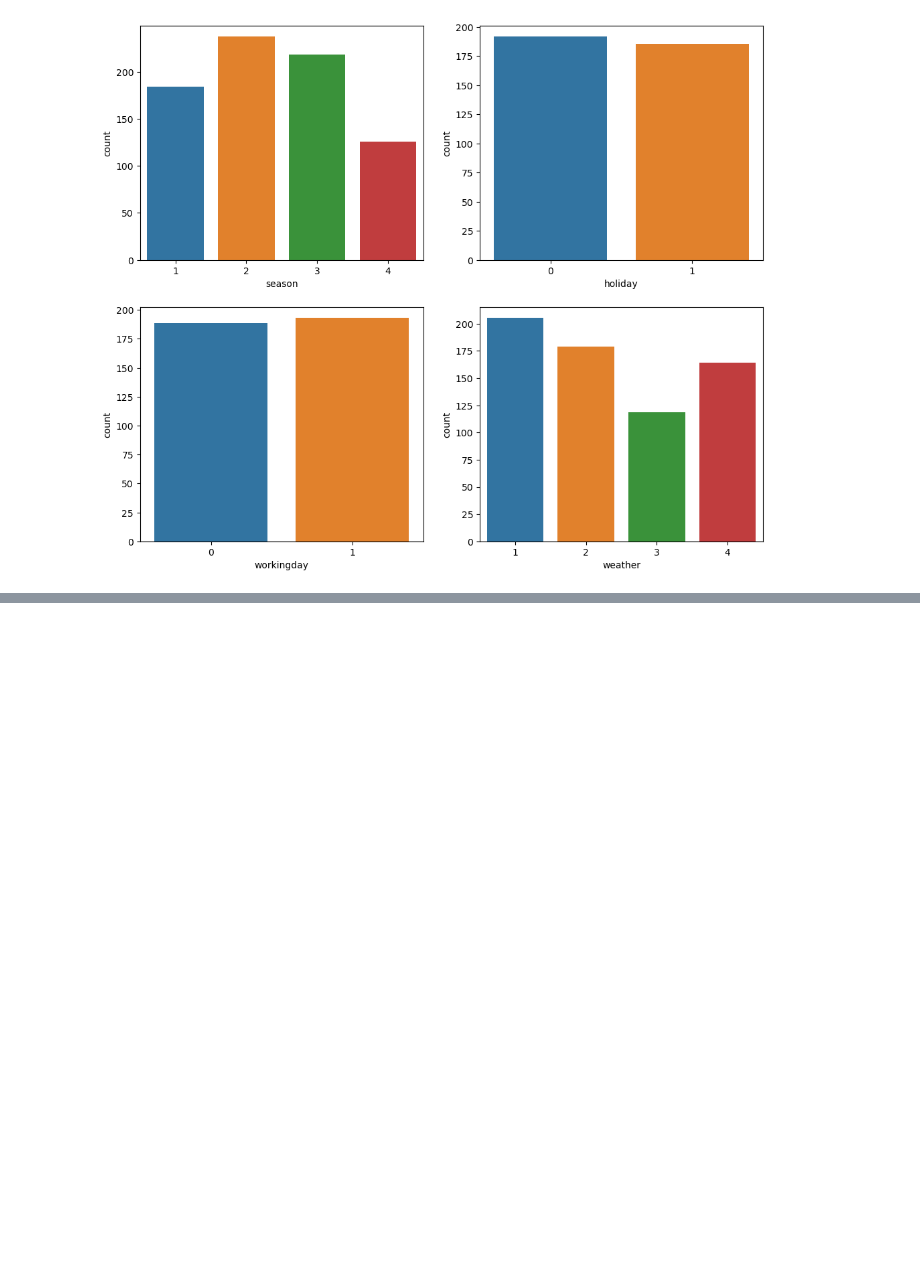
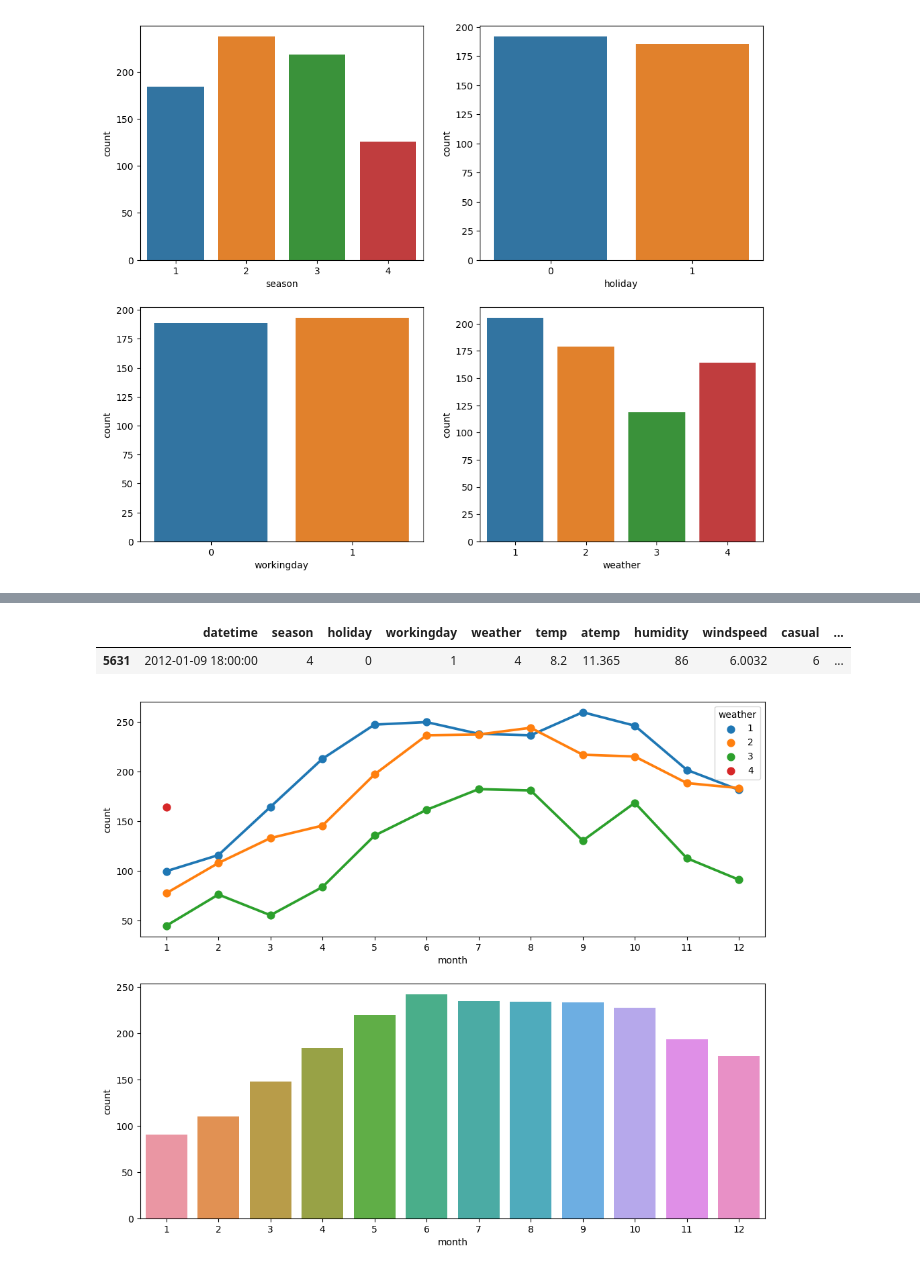
Before and after one commit to bumcoding/MachineLearning_Study, a Jupyter notebook: AiffelResearch/BikeSharingDemand.ipynb, the cells around one changed output, grey strips where cells are left out. Saved outputs shown, nothing was run; the diff lists cells and outputs as text; code cells hidden in the pictures; blank space fills up the shorter version.

```diff
--- a/AiffelResearch/BikeSharingDemand.ipynb
+++ b/AiffelResearch/BikeSharingDemand.ipynb
@@ -213,0 +263,18 @@ ax4 = sns.barplot(x='weather',y='count',data=train.groupby('weather')['count'].m
+# %%
+# 날씨 시각화의 4에 이상치가 있는 것 같아서 확인
+
+train[train.weather==4]
+# %% [output]
+|  | datetime | season | holiday | workingday | weather | temp | atemp | humidity | windspeed | casual | ... |
+| 5631 | 2012-01-09 18:00:00 | 4 | 0 | 1 | 4 | 8.2 | 11.365 | 86 | 6.0032 | 6 | ... |
+# %%
+# 달과 날씨에 따른 count
+fig = plt.figure(figsize=[12,10])
+ax1 = fig.add_subplot(2,1,1)
+ax1 = sns.pointplot(x='month',y='count',hue='weather',data=train.groupby(['weather','month'])['count'].mean().reset_index())
+
+# 달 별 count
+ax2 = fig.add_subplot(2,1,2)
+ax2 = sns.barplot(x='month',y='count',data=train.groupby('month')['count'].mean().reset_index())
+# %% [output]
+[figure, added]
```
Also changed, not shown: parts of 9 cells of this notebook.
